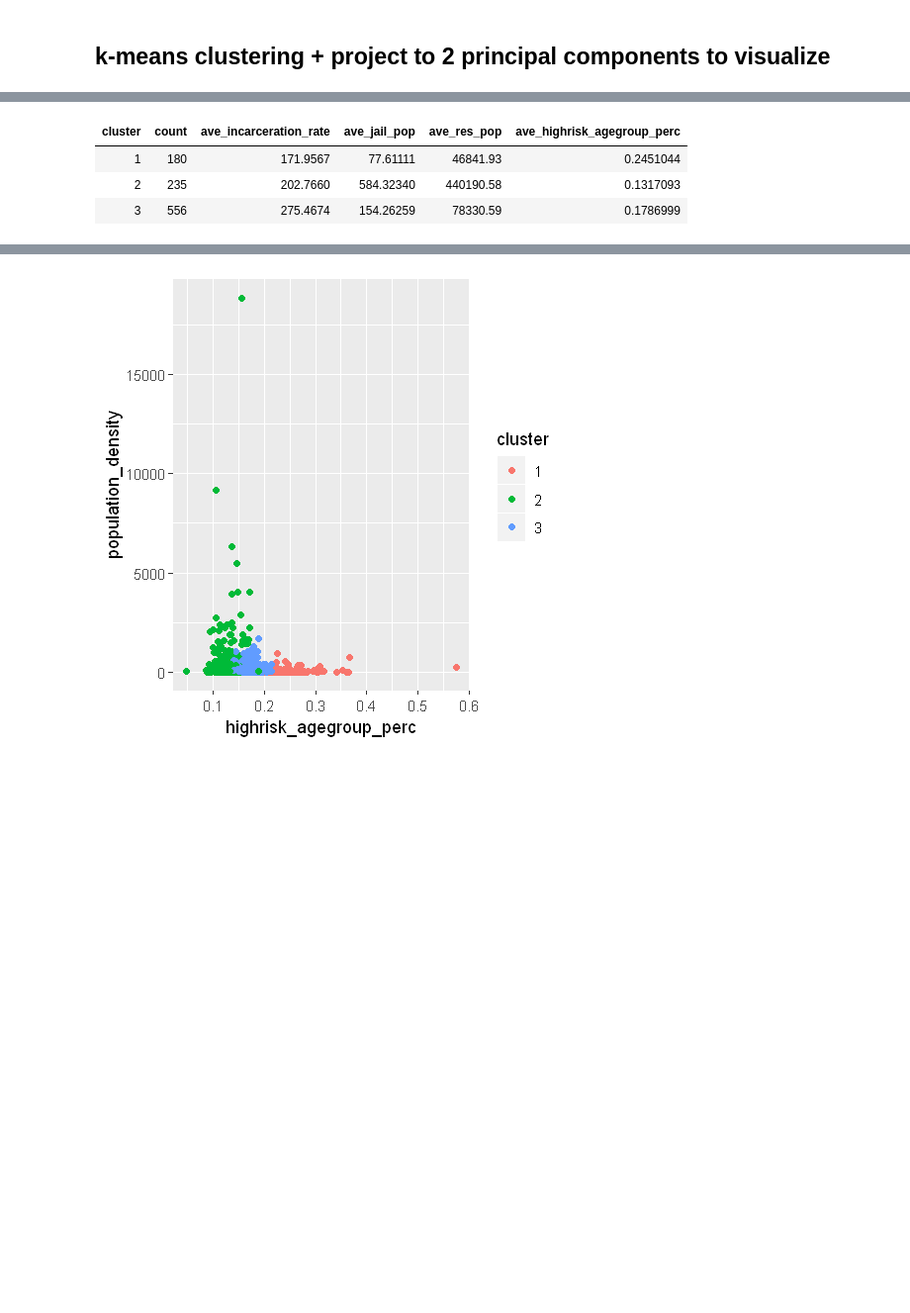
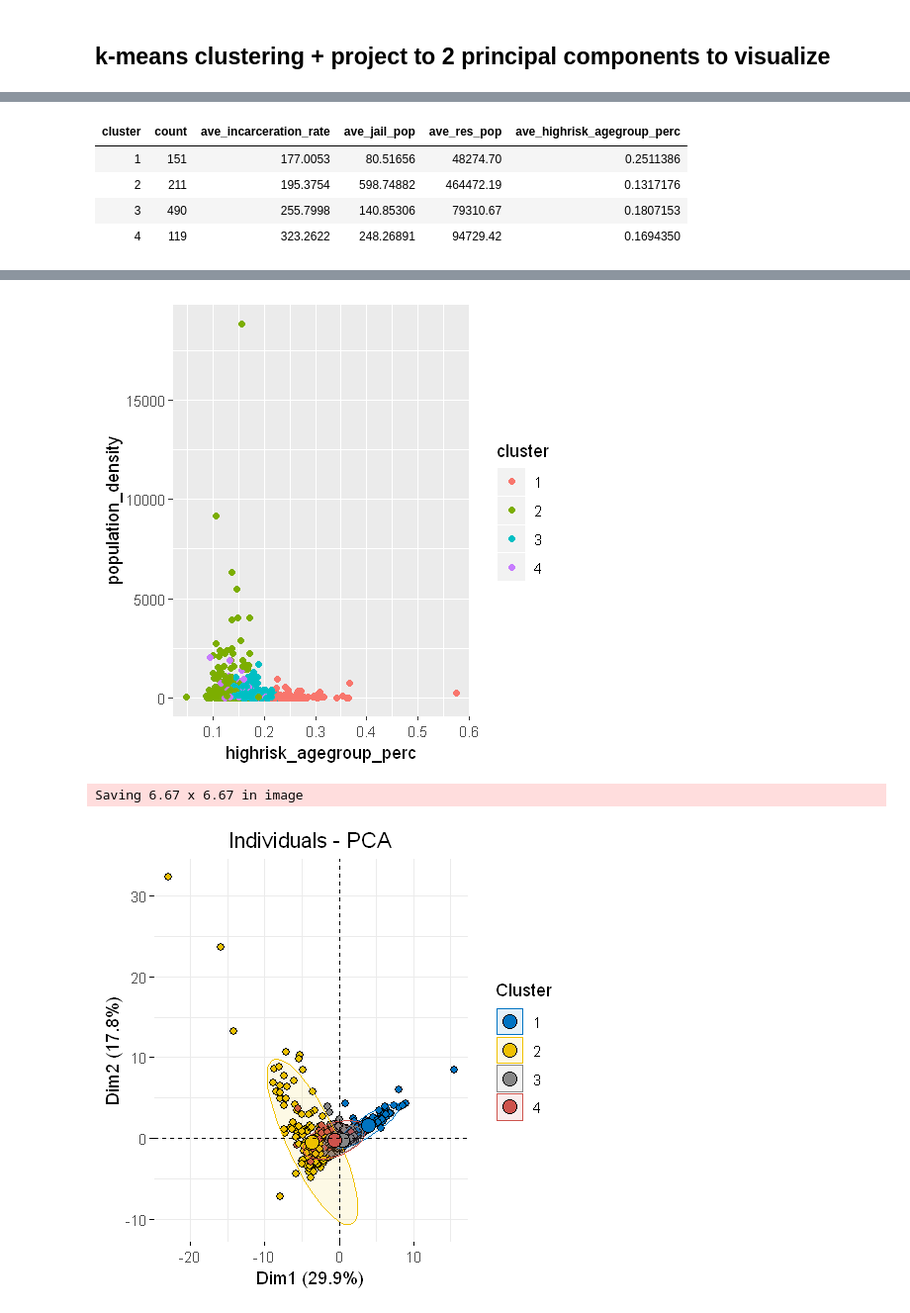
Before and after one commit to bhawna759/MIT_COVID-19_Datathon, a Jupyter notebook: county_demographics_clusters.ipynb, the cells around one changed output, grey strips where cells are left out. Shown at 99% size. Saved outputs shown, nothing was run; the diff lists cells and outputs as text; code cells hidden in the pictures; blank space fills up the shorter version.

```diff
--- a/county_demographics_clusters.ipynb
+++ b/county_demographics_clusters.ipynb
@@ -159,9 +276,8 @@ Warning message:
 # %%
-# k means
-# k = 3
+# k = 4
 
 selected_column_indices <- c(4:8,10:31)
-num_clusters <- 3 #try some number
+num_clusters <- 4 #try some number
 
 jail_county_demographics_filtered_df_dropna <- drop_na(jail_county_demographics_filtered_df)
 
@@ -193,9 +309,30 @@ jail_county_demographics_filtered_df_dropna %>%
              ave_incarceration_rate = mean(jail_incarceration_rate_per_100k),
              ave_res_pop = mean(resident_population),
              ave_highrisk_agegroup_perc = mean(highrisk_agegroup_perc))
+
+#pca
+data <- jail_county_demographics_filtered_df_dropna
+#pca <- prcomp(data[ , selected_column_indices], center = TRUE, scale = TRUE)
+#summary(pca)
+
+# principal components + clusters
+plot <- fviz_pca_ind(pca, geom.ind = "point", pointshape = 21,
+             pointsize = 2,
+             fill.ind = data$cluster,
+             col.ind = "black",
+             palette = "jco",
+             addEllipses = TRUE,
+             label = "var",
+             col.var = "black",
+             repel = TRUE,
+             legend.title = "Cluster") +
+  theme(plot.title = element_text(hjust = 0.5))
+plot
+#ggsave('4clusterpca.png', plot)
 # %% [output]
 | cluster | count | ave_incarceration_rate | ave_jail_pop | ave_res_pop | ave_highrisk_agegroup_perc |
-| 1 | 180 | 171.9567 | 77.61111 | 46841.93 | 0.2451044 |
-| 2 | 235 | 202.7660 | 584.32340 | 440190.58 | 0.1317093 |
-| 3 | 556 | 275.4674 | 154.26259 | 78330.59 | 0.1786999 |
+| 1 | 151 | 177.0053 | 80.51656 | 48274.70 | 0.2511386 |
+| 2 | 211 | 195.3754 | 598.74882 | 464472.19 | 0.1317176 |
+| 3 | 490 | 255.7998 | 140.85306 | 79310.67 | 0.1807153 |
+| 4 | 119 | 323.2622 | 248.26891 | 94729.42 | 0.1694350 |
 | cluster | urbanicity | count | ave_incarceration_rate | ave_res_pop | ave_highrisk_agegroup_perc |
@@ -213 +354,3 @@ jail_county_demographics_filtered_df_dropna %>%
-[figure, old version]
+[figure, new version]
+Saving 6.67 x 6.67 in image
+[figure, added]
```
Also changed, not shown: parts of 11 cells of this notebook, 3 other files.
